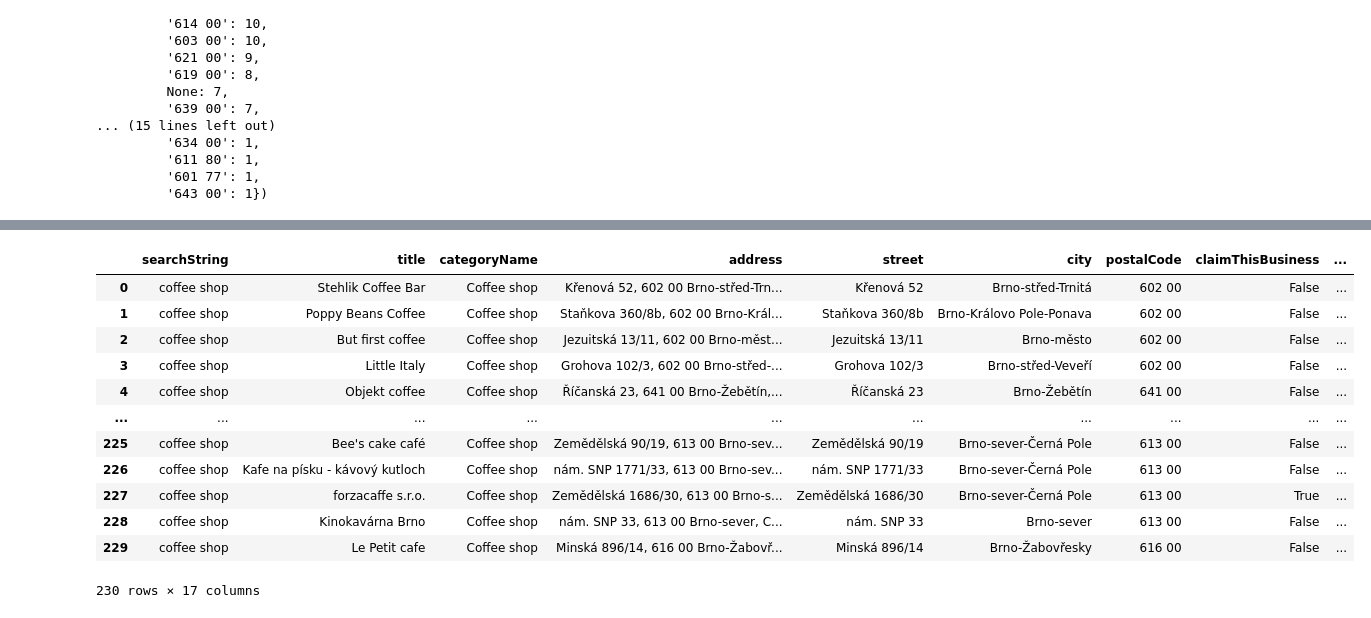
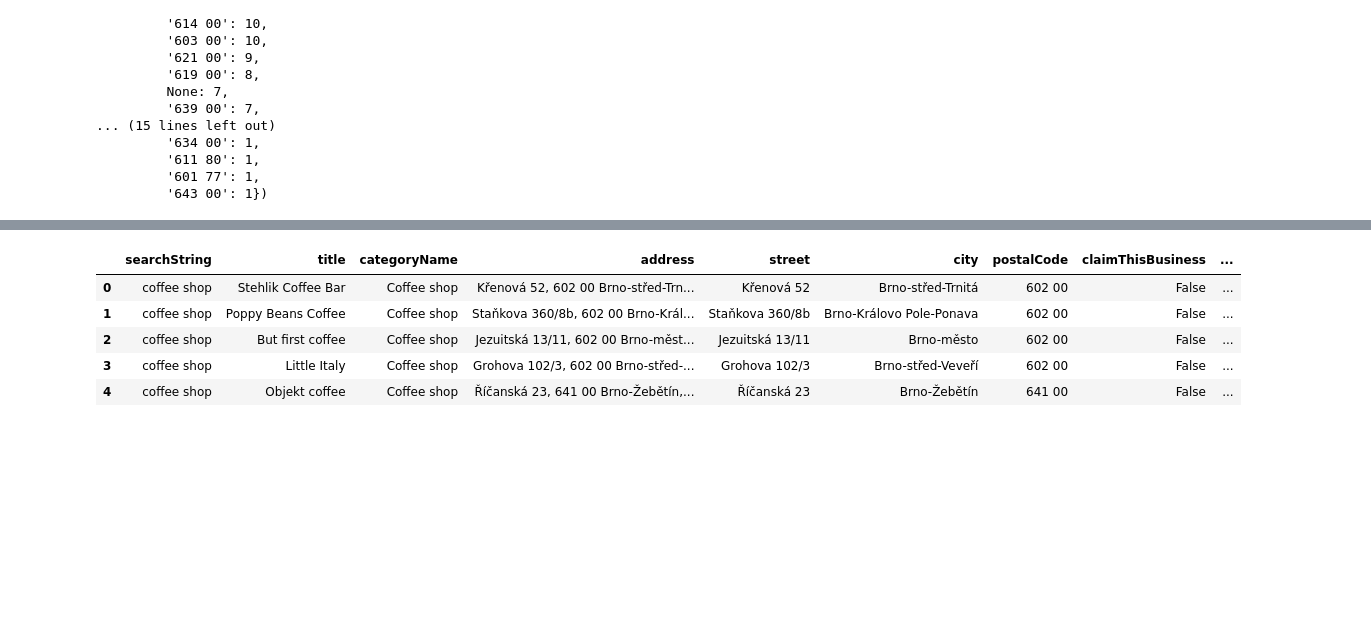
Before and after one commit to eliska-striteska/DA-Czechitas-2024-Projekt-Brnenske-kavarny, a Jupyter notebook: 02_prochazeni_dat_web_scraping.ipynb, the cells around one changed output, grey strips where cells are left out. Cells and saved outputs as stored; diff of their text form; code cells hidden in the pictures; blank space fills up the shorter version.

```diff
--- a/02_prochazeni_dat_web_scraping.ipynb
+++ b/02_prochazeni_dat_web_scraping.ipynb
@@ -118,21 +96,14 @@ not_cafe
 # %%
 category_coffee_shop = pd.read_json('dataset_google-maps-extractor_Brno_category_coffee_shop_cleaned.json')
 category_coffee_shop.shape
-category_coffee_shop
+category_coffee_shop.head()
 # %% [output]
 |  | searchString | title | categoryName | address | street | city | postalCode | claimThisBusiness | ... |
 | 0 | coffee shop | Stehlik Coffee Bar | Coffee shop | Křenová 52, 602 00 Brno-střed-Trn... | Křenová 52 | Brno-střed-Trnitá | 602 00 | False | ... |
 | 1 | coffee shop | Poppy Beans Coffee | Coffee shop | Staňkova 360/8b, 602 00 Brno-Král... | Staňkova 360/8b | Brno-Královo Pole-Ponava | 602 00 | False | ... |
 | 2 | coffee shop | But first coffee | Coffee shop | Jezuitská 13/11, 602 00 Brno-měst... | Jezuitská 13/11 | Brno-město | 602 00 | False | ... |
 | 3 | coffee shop | Little Italy | Coffee shop | Grohova 102/3, 602 00 Brno-střed-... | Grohova 102/3 | Brno-střed-Veveří | 602 00 | False | ... |
 | 4 | coffee shop | Objekt coffee | Coffee shop | Říčanská 23, 641 00 Brno-Žebětín,... | Říčanská 23 | Brno-Žebětín | 641 00 | False | ... |
-| ... | ... | ... | ... | ... | ... | ... | ... | ... | ... |
-| 225 | coffee shop | Bee's cake café | Coffee shop | Zemědělská 90/19, 613 00 Brno-sev... | Zemědělská 90/19 | Brno-sever-Černá Pole | 613 00 | False | ... |
-| 226 | coffee shop | Kafe na písku - kávový kutloch | Coffee shop | nám. SNP 1771/33, 613 00 Brno-sev... | nám. SNP 1771/33 | Brno-sever-Černá Pole | 613 00 | False | ... |
-| 227 | coffee shop | forzacaffe s.r.o. | Coffee shop | Zemědělská 1686/30, 613 00 Brno-s... | Zemědělská 1686/30 | Brno-sever-Černá Pole | 613 00 | True | ... |
-| 228 | coffee shop | Kinokavárna Brno | Coffee shop | nám. SNP 33, 613 00 Brno-sever, C... | nám. SNP 33 | Brno-sever | 613 00 | False | ... |
-| 229 | coffee shop | Le Petit cafe | Coffee shop | Minská 896/14, 616 00 Brno-Žabovř... | Minská 896/14 | Brno-Žabovřesky | 616 00 | False | ... |
-230 rows × 17 columns
 # %%
 category_coffee_shop['categoryName'].unique()
 # %% [output]
```
Also changed, not shown: parts of 11 cells of this notebook, 7 other files.
